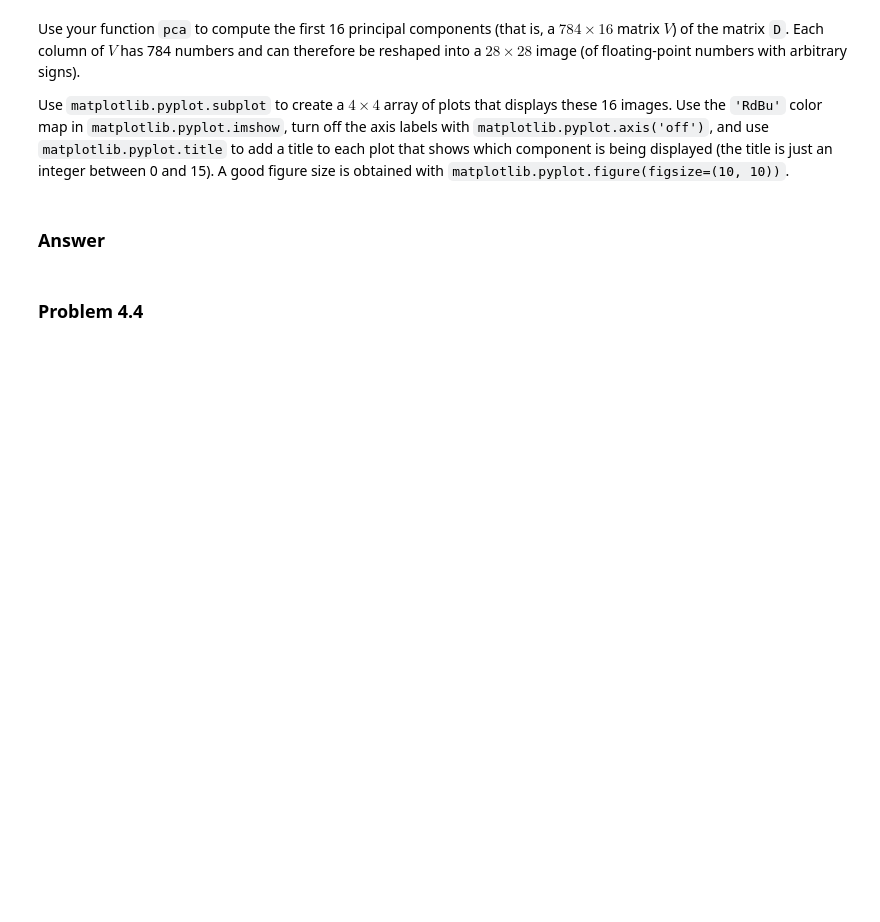
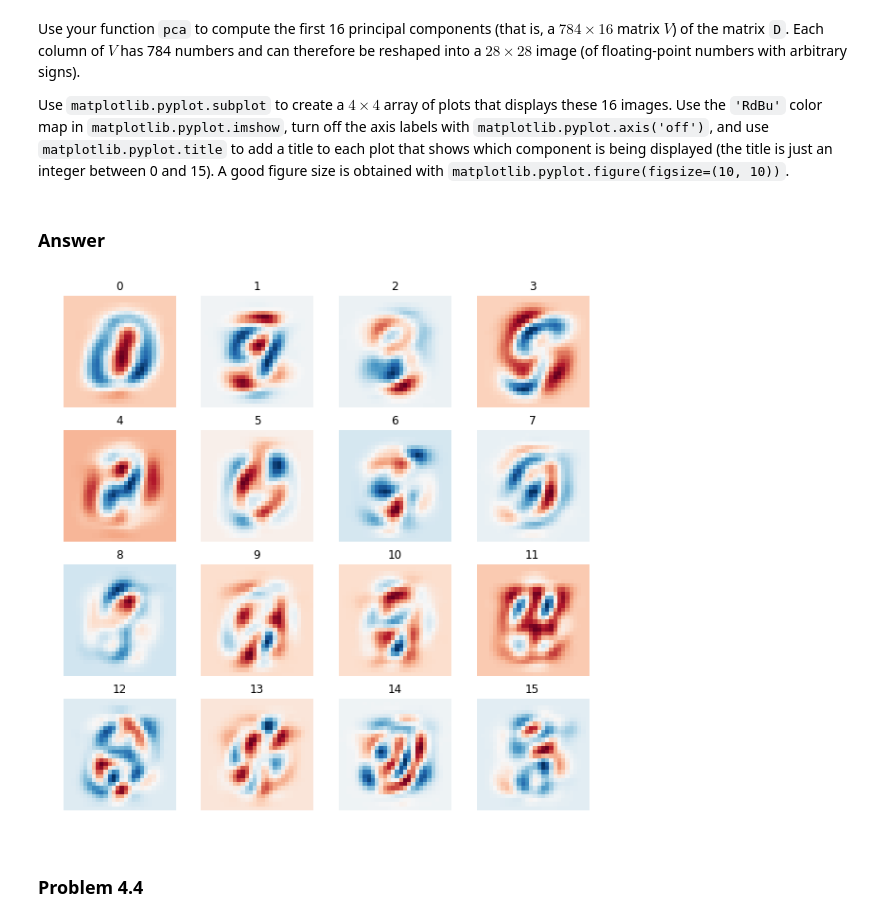
Before and after one commit to neilpruthi/computer-vision, a Jupyter notebook: hw3/np-homework03.ipynb, the cells around one changed output. Saved outputs shown, nothing was run; the diff lists cells and outputs as text; code cells hidden in the pictures; blank space fills up the shorter version.

```diff
--- a/hw3/homework03.ipynb
+++ b/hw3/np-homework03.ipynb
@@ -354,3 +356,14 @@ Use `matplotlib.pyplot.subplot` to create a $4\times 4$ array of plots that disp
+# %%
+mu, V, s = pca(D, 16)
+# %%
+fig, axs = plt.subplots(nrows=4, ncols=4, figsize=(10, 10))
+
+for ax, i in zip(axs.flat, range(16)):
+    ax.imshow(V[:, i].reshape((28, 28)), cmap='RdBu')
+    ax.axis('off')
+    ax.set_title(i)
+# %% [output]
+[figure, added]
 # %% [markdown]
 ### Problem 4.4
 # %% [markdown]
```
Also changed, not shown: parts of 2 cells of this notebook, 1 other file.
